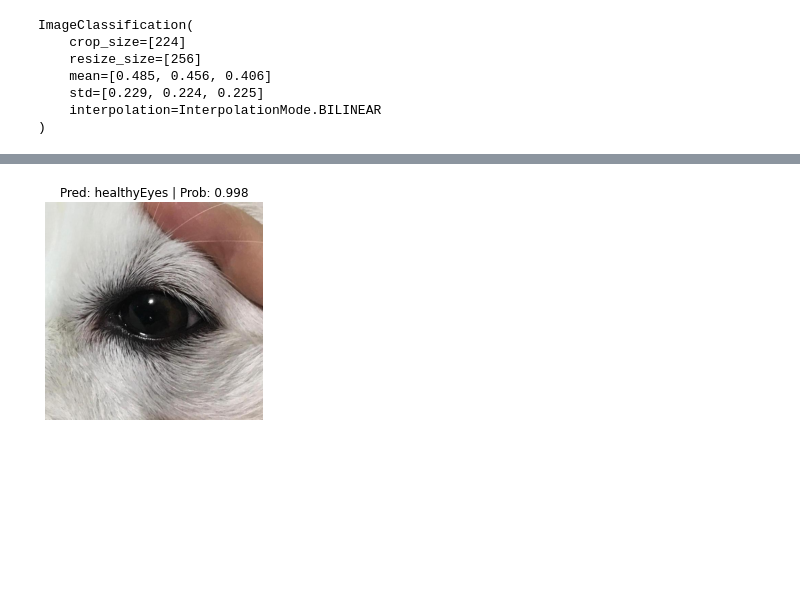
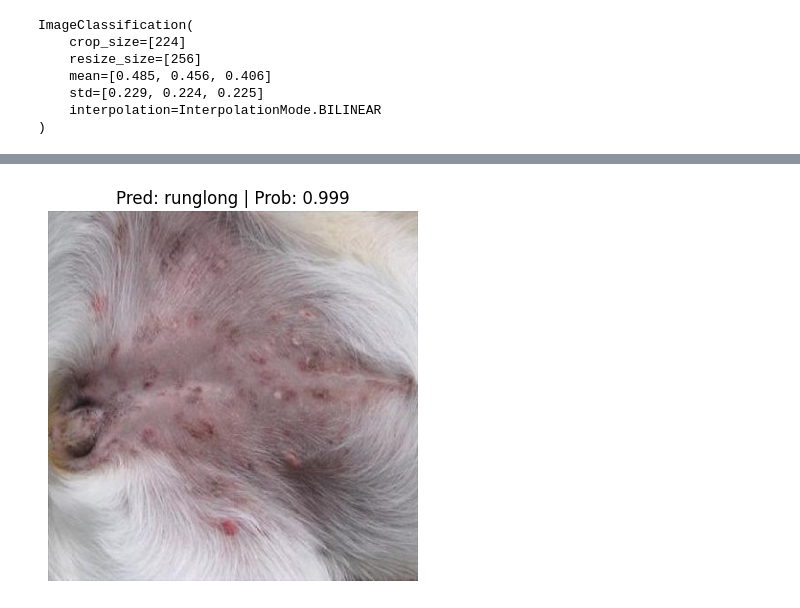
Before and after one commit to chamidiPerera/Project-C.A.R.E., a Jupyter notebook: backend/models/vit/skin/pretrainModel.ipynb, the cells around one changed output, grey strips where cells are left out. Drawn from its saved outputs; the diff is of its cells as text; code cells hidden in the pictures; blank space fills up the shorter version.

Commit message:
core functionality implemented

```diff
--- a/backend/models/vit/skin/pretrainModel.ipynb
+++ b/backend/models/vit/skin/pretrainModel.ipynb
@@ -168,13 +195,19 @@ pred_and_plot_image(model=pretrained_vit,
 # %%
-# Import function to make predictions on images and plot them
+import requests
+import torch
 from going_modular.going_modular.predictions import pred_and_plot_image
 
+class_names = ['circlar alopecia','flees','healthy','runglong','skin lesions']
+
+# Load the saved model
+saved_model_path = "/Users/chamidiperera/Documents/FYP Codes/Care/backend/models/vit/skin/pretrained_vit_skin_final.pth"
+pretrained_vit = torch.load(saved_model_path)
+
 # Setup custom image path
-custom_image_path = "/Users/chamidiperera/Documents/Care/careBackEnd/Skin Datasets/test/circlar alopecia/circular_alopecia_00000106_jpg.rf.9077da223509db4c012e2470df50833e.jpg"
-
+custom_image_path = "/Users/chamidiperera/Documents/FYP Codes/datasets/Skin Datasets/train/runglong/1706_jpg.rf.891984d2d679248ce5ae28e29fa01dbd.jpg"
 # Predict on custom image
 pred_and_plot_image(model=pretrained_vit,
                     image_path=custom_image_path,
                     class_names=class_names)
 # %% [output]
-[figure, old version]
+[figure, new version]
```
Also changed, not shown: parts of 9 cells of this notebook, 9 other files.
